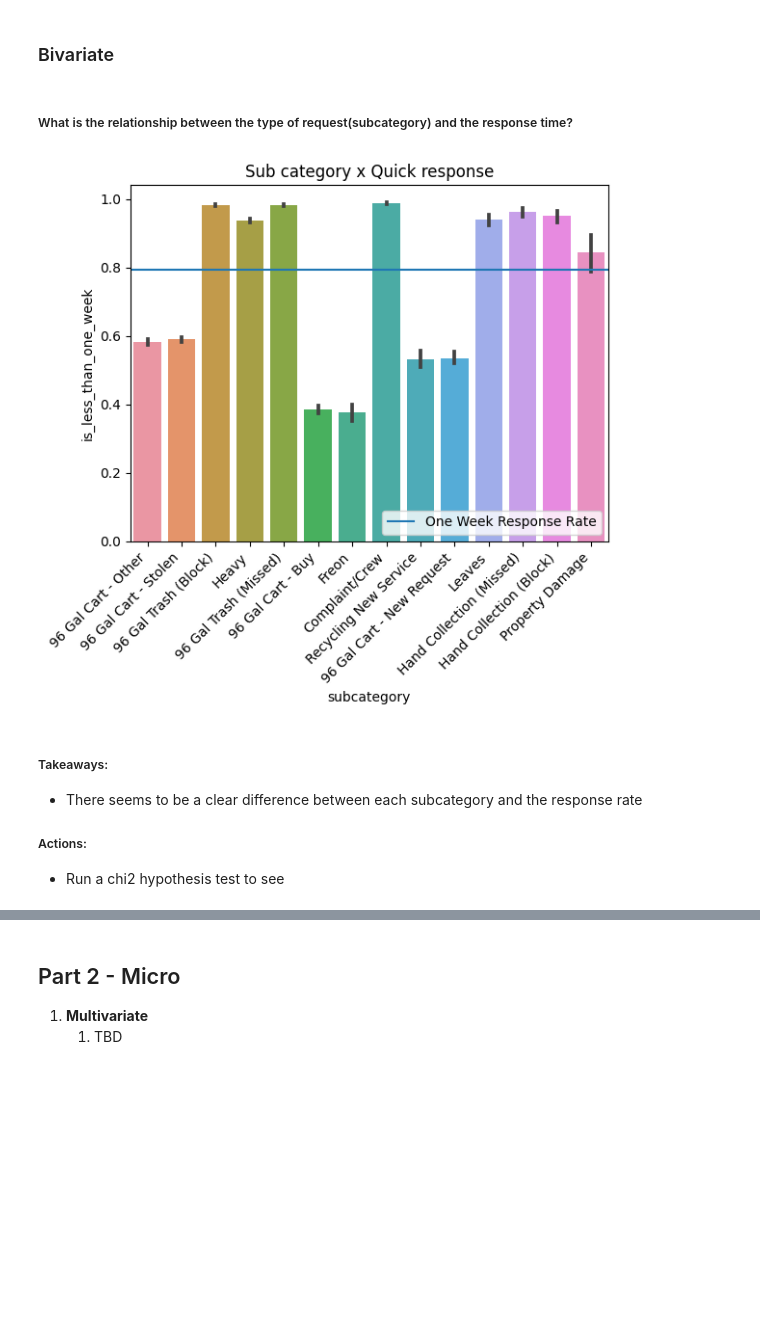
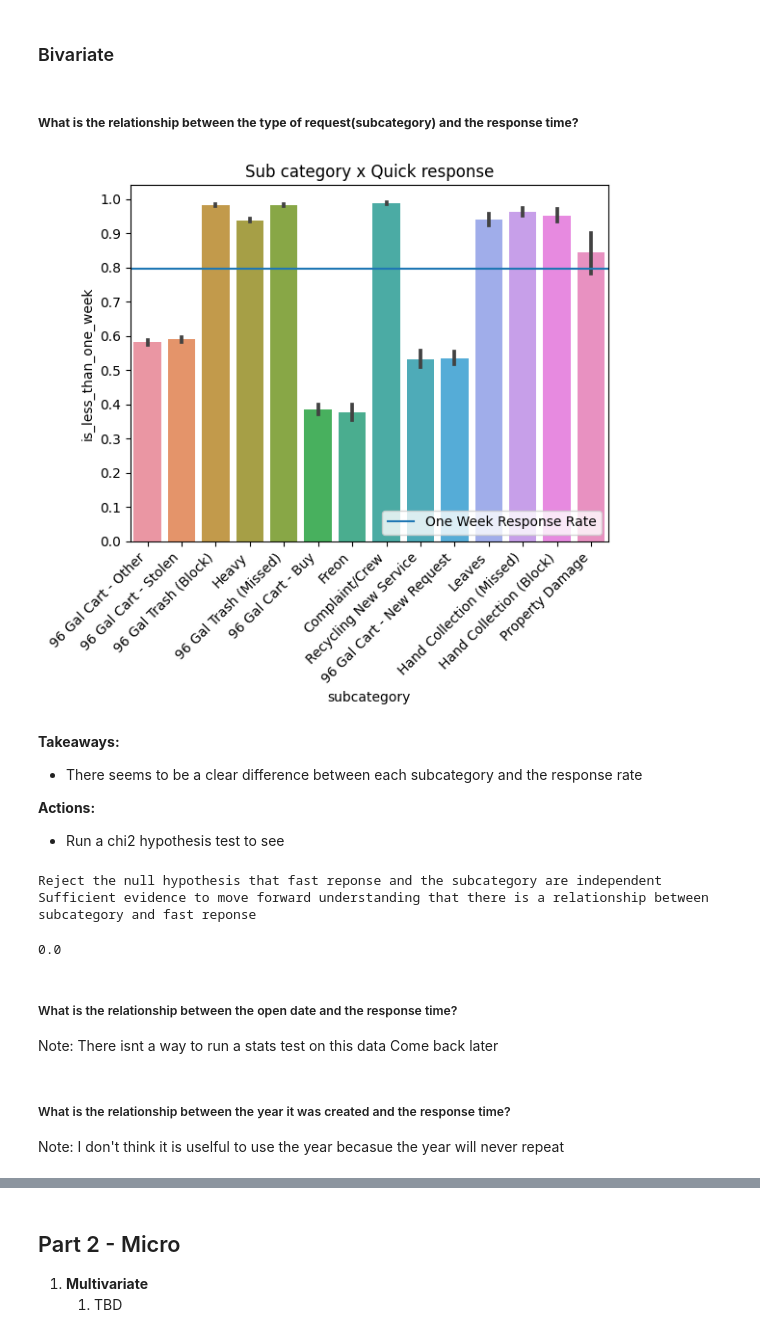
Before and after one commit to aaron-mv-moore/indy-action-time, a Jupyter notebook: work-notebooks/01_working_explore_2.ipynb, the cells around one changed output, grey strips where cells are left out. Drawn from its saved outputs; the diff is of its cells as text; code cells hidden in the pictures; blank space fills up the shorter version.

```diff
--- a/work-notebooks/01_working_explore_2.ipynb
+++ b/work-notebooks/01_working_explore_2.ipynb
@@ -65,24 +68,52 @@ Name: count, dtype: int64
 # %% [markdown]
 ### Bivariate
 # %% [markdown]
-##### What is the relationship between the type of request(subcategory) and the response time?
+##### **What is the relationship between the type of request(subcategory) and the response time?**
 # %%
 # getting target
 # target = trash['is_less_than_one_week']
-
+y_ticks = [i/10.0 for i in range(0,11)]
 # getting stacked bar chart to show the relationships
 plt.title('Sub category x Quick response')
 sns.barplot(data=trash, x='subcategory', y=target)
 one_week_response_rate = train[target].mean()
 plt.axhline(one_week_response_rate, label='One Week Response Rate')
 plt.xticks(rotation = 45, ha='right')
+plt.yticks(y_ticks)
 plt.legend(loc='lower right')
 plt.show()
 # %% [output]
-[figure, old version]
+[figure, new version]
 # %% [markdown]
-##### Takeaways:
+**Takeaways:**
 * There seems to be a clear difference between each subcategory and the response rate
 
-##### Actions:
+**Actions:**
 * Run a chi2 hypothesis test to see
+# %%
+# Let's run a chi squared to compare proportions, to have more confidence
+alpha = 0.05
+null_hypothesis = "a reponse in less than a week and the subcategory are independent"
+alternative_hypothesis = "there is a relationship between subcategory and fast reponse"
+
+# Setup a crosstab of observed survival to pclass
+observed = pd.crosstab(trash.subcategory, trash[target])
+
+chi2, p, degf, expected = stats.chi2_contingency(observed)
+
+if p < alpha:
+    print("Reject the null hypothesis that", null_hypothesis)
+    print("Sufficient evidence to move forward understanding that", alternative_hypothesis)
+else:
+    print("Fail to reject the null")
+    print("Insufficient evidence to reject the null")
+# %% [output]
+Reject the null hypothesis that fast reponse and the subcategory are independent
+Sufficient evidence to move forward understanding that there is a relationship between subcategory and fast reponse
+0.0
+# %% [markdown]
+##### What is the relationship between the open date and the response time?
+Note: There isnt a way to run a stats test on this data Come back later
+# %% [markdown]
+##### What is the relationship between the year it was created and the response time?
+Note: I don't think it is uselful to use the year becasue the year will never repeat
```
Also changed, not shown: parts of 25 cells of this notebook, 2 other files.
